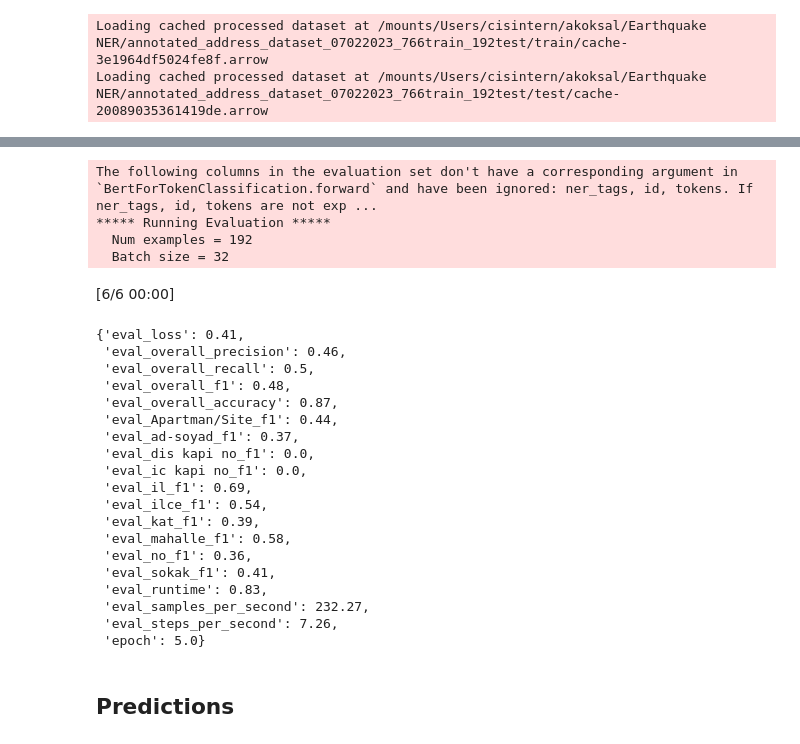
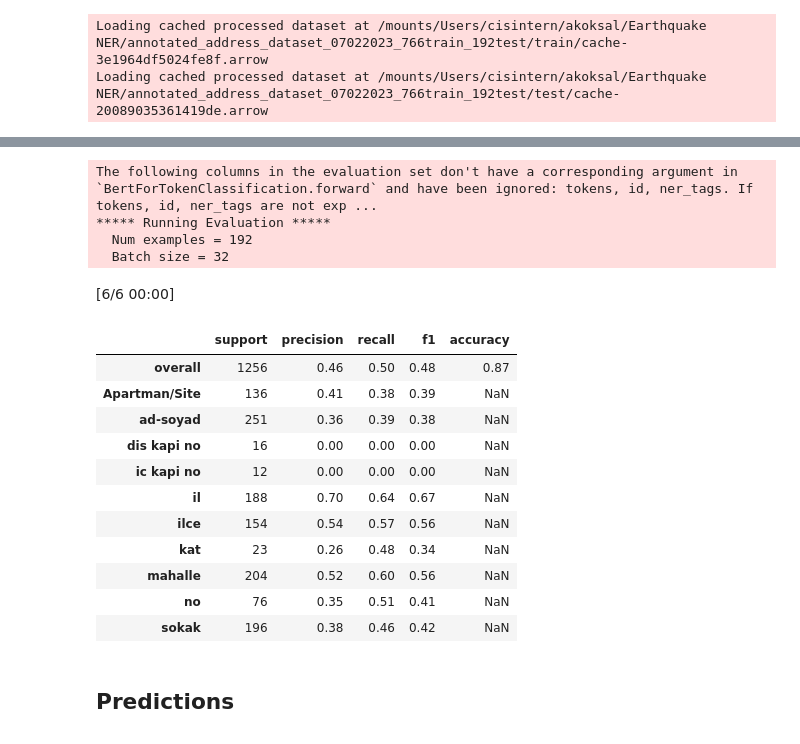
Before and after one commit to akoksal/simple_ner, a Jupyter notebook: Simple NER.ipynb, the cells around one changed output, grey strips where cells are left out. Saved outputs shown, nothing was run; the diff lists cells and outputs as text; code cells hidden in the pictures.

```diff
--- a/Simple NER.ipynb
+++ b/Simple NER.ipynb
@@ -237,30 +241,35 @@ TrainOutput(global_step=240, training_loss=0.5217310428619385, metrics={'train_r
 # %%
-{x:round(y,2) for x, y in trainer.evaluate(tokenized_dataset["test"]).items()}
+results = trainer.evaluate(tokenized_dataset["test"])
 # %% [output]
-The following columns in the evaluation set don't have a corresponding argument in `BertForTokenClassification.forward` and have been ignored: ner_tags, id, tokens. If ner_tags, id, tokens are not exp ...
+The following columns in the evaluation set don't have a corresponding argument in `BertForTokenClassification.forward` and have been ignored: tokens, id, ner_tags. If tokens, id, ner_tags are not exp ...
 ***** Running Evaluation *****
   Num examples = 192
   Batch size = 32
 [6/6 00:00]
-{'eval_loss': 0.41,
- 'eval_overall_precision': 0.46,
- 'eval_overall_recall': 0.5,
- 'eval_overall_f1': 0.48,
- 'eval_overall_accuracy': 0.87,
- 'eval_Apartman/Site_f1': 0.44,
- 'eval_ad-soyad_f1': 0.37,
- 'eval_dis kapi no_f1': 0.0,
- 'eval_ic kapi no_f1': 0.0,
- 'eval_il_f1': 0.69,
- 'eval_ilce_f1': 0.54,
- 'eval_kat_f1': 0.39,
- 'eval_mahalle_f1': 0.58,
- 'eval_no_f1': 0.36,
- 'eval_sokak_f1': 0.41,
- 'eval_runtime': 0.83,
- 'eval_samples_per_second': 232.27,
- 'eval_steps_per_second': 7.26,
- 'epoch': 5.0}
+# %%
+structured_results = defaultdict(dict)
+structured_results["overall"]["support"]=0
+for x, y in results.items():
+    if len(x.split("_"))==3:
+        structured_results[x.split("_")[1]][x.split("_")[2]] = y
+        if x.split("_")[2]=="support":
+            structured_results["overall"]["support"]+=y
+results_pd = pd.DataFrame(structured_results).T
+results_pd.support = results_pd.support.astype(int)
+results_pd.round(2)
+# %% [output]
+|  | support | precision | recall | f1 | accuracy |
+| overall | 1256 | 0.46 | 0.50 | 0.48 | 0.87 |
+| Apartman/Site | 136 | 0.41 | 0.38 | 0.39 | NaN |
+| ad-soyad | 251 | 0.36 | 0.39 | 0.38 | NaN |
+| dis kapi no | 16 | 0.00 | 0.00 | 0.00 | NaN |
+| ic kapi no | 12 | 0.00 | 0.00 | 0.00 | NaN |
+| il | 188 | 0.70 | 0.64 | 0.67 | NaN |
+| ilce | 154 | 0.54 | 0.57 | 0.56 | NaN |
+| kat | 23 | 0.26 | 0.48 | 0.34 | NaN |
+| mahalle | 204 | 0.52 | 0.60 | 0.56 | NaN |
+| no | 76 | 0.35 | 0.51 | 0.41 | NaN |
+| sokak | 196 | 0.38 | 0.46 | 0.42 | NaN |
 # %% [markdown]
 ## Predictions
 # %%
```
Also changed, not shown: parts of 7 cells of this notebook.
